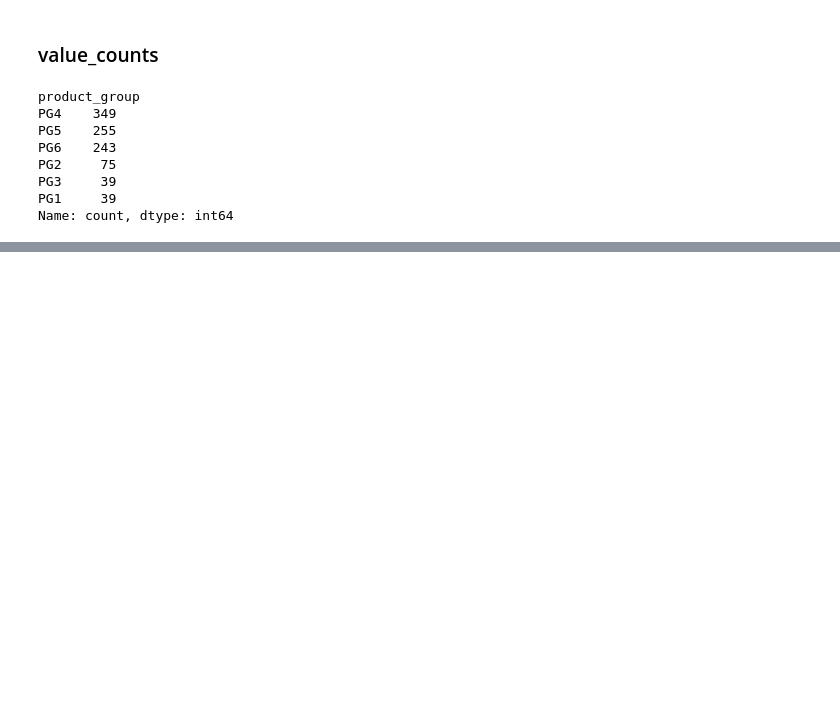
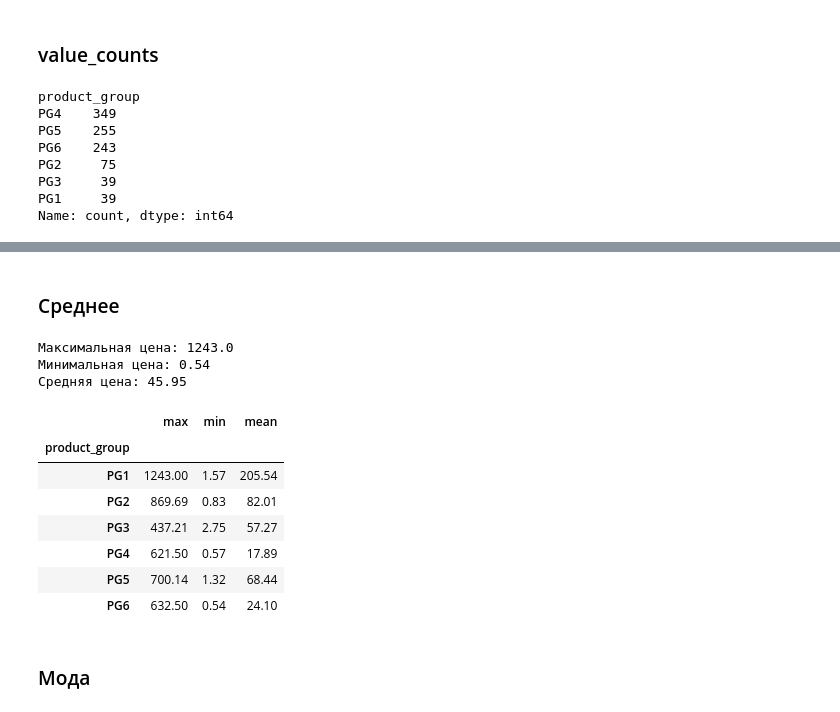
Before and after one commit to Korablinr54/Python, a Jupyter notebook: Pandas/Pandas.ipynb, the cells around one changed output, grey strips where cells are left out. Saved outputs shown, nothing was run; the diff lists cells and outputs as text; code cells hidden in the pictures; blank space fills up the shorter version.

```diff
--- a/Pandas/Pandas.ipynb
+++ b/Pandas/Pandas.ipynb
@@ -322,0 +346,31 @@ plt.show()
+# %% [markdown]
+### Среднее
+# %%
+# давайте найдем среднюю цену по всему датафрейму
+
+print(f'Максимальная цена: {raw_data['cost'].max()}')
+print(f'Минимальная цена: {raw_data['cost'].min()}')
+print(f'Средняя цена: {round(raw_data['cost'].mean(),2)}')
+# %% [output]
+Максимальная цена: 1243.0
+Минимальная цена: 0.54
+Средняя цена: 45.95
+# %%
+# давайте найдем среднюю цену внутри групп товаров
+
+# сгруппируем данные
+group_data_1 = round(raw_data.groupby('product_group')['cost'].agg(['max', 'min', 'mean']),2)
+
+# выведем результат на экран
+display(group_data_1)
+# %% [output]
+|  | max | min | mean |
+| product_group |  |  |  |
+| PG1 | 1243.00 | 1.57 | 205.54 |
+| PG2 | 869.69 | 0.83 | 82.01 |
+| PG3 | 437.21 | 2.75 | 57.27 |
+| PG4 | 621.50 | 0.57 | 17.89 |
+| PG5 | 700.14 | 1.32 | 68.44 |
+| PG6 | 632.50 | 0.54 | 24.10 |
+# %% [markdown]
+### Мода
```
Also changed, not shown: parts of 5 cells of this notebook.
